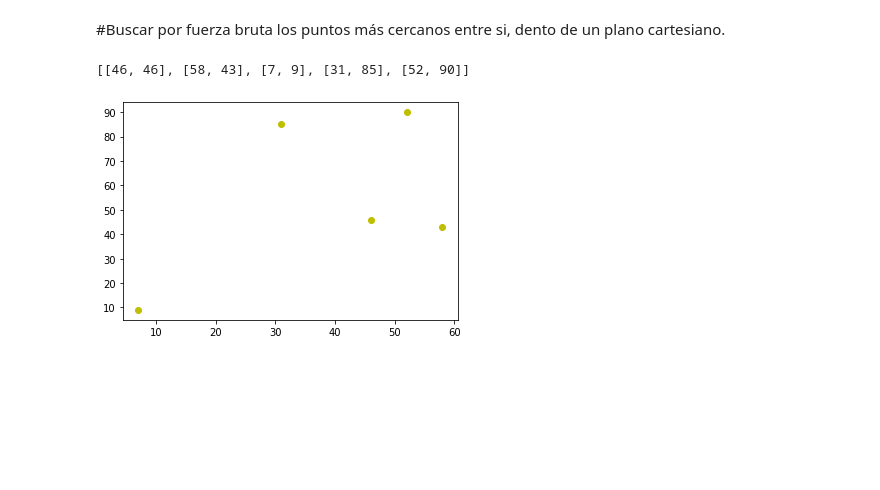
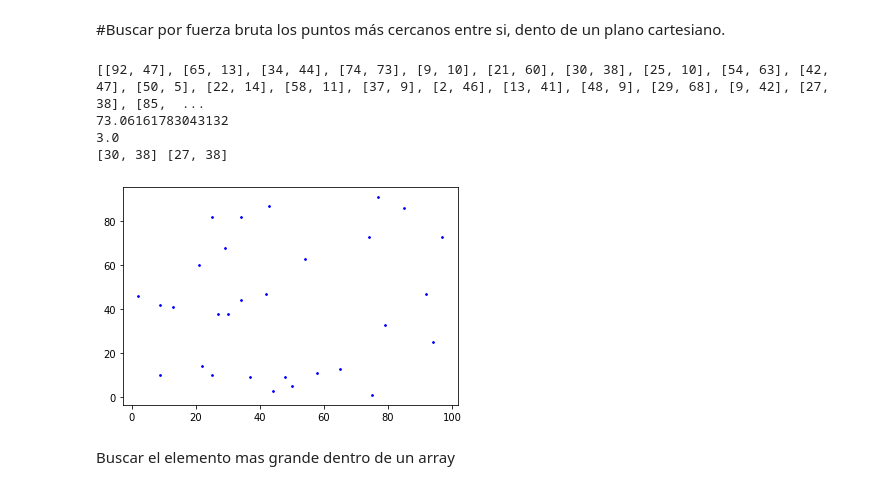
Before and after one commit to axelnerilucero/ejerciciosClaseDYAA, a Jupyter notebook: estrategias_diseño_1511.ipynb, the cells around one changed output. Drawn from its saved outputs; the diff is of its cells as text; code cells hidden in the pictures; blank space fills up the shorter version.

```diff
--- a/estrategias_diseño_1511.ipynb
+++ b/estrategias_diseño_1511.ipynb
@@ -68,10 +68,11 @@ for llave in range(1,len(alfabeto)):
     #print(alfabeto.index(cifrado[i]), end=" ")
       index = alfabeto.index(cifrado[i])
       print(alfabeto[(index + llave) %26], end="")
+      pr
     else:
       print(cifrado[i], end="")
   print(" ")
-  # descriminar lineas que no sean legibles
+      # descriminar lineas que no sean legibles
   # español
 # %% [output]
 26
@@ -94,15 +132,43 @@ yf fygu koy uhcgu u fu ohcpylmcxux huwcihuf, jil gc lutu buvfulá yf ymjílcno,
 # %% [markdown]
 #Buscar por fuerza bruta los puntos más cercanos entre si, dento de un plano cartesiano.
-# %%
-from matplotlib import pyplot as plt
-import random
-
-pares = []
-for i in range(5):
-  pares.append([random.randint(1,100),random.randint(1,100)])
-print(pares)
-for par in pares:
- plt.plot(par[0],par[1],'yo')
-# %% [output]
-[[46, 46], [58, 43], [7, 9], [31, 85], [52, 90]]
-[figure, removed]
+# %%
+from matplotlib import pyplot as plt
+import random
+import math
+
+pares = []
+for i in range(30):
+  pares.append([random.randint(1,100),random.randint(1,100)])
+print(pares)
+for par in pares:
+    plt.scatter(par[0],par[1] , s=3 ,c="b"  )
+
+def distancia( p1 , p2): # pare p1=[100, 34] p2=[27, 37]
+    dis = math.sqrt((pow(((p2[0]-p1[0])),2))+(pow(((p2[1]-p1[1])),2)))
+    return dis
+for par in pares:
+  distancia(par,par)
+
+
+print(distancia([100,34],[27,37]))
+menor = 99999
+d=0
+par_menor = []
+for i in range(len(pares)):
+  for j in range(len(pares)):
+    d = distancia(pares[i], pares[j])
+    if d < menor and d != 0.0:
+      menor = d
+      par_menor.clear()
+      par_menor.append(pares[i])
+      par_menor.append(pares[j])
+print(menor)
+print(par_menor[0],par_menor[1])
+# %% [output]
+[[92, 47], [65, 13], [34, 44], [74, 73], [9, 10], [21, 60], [30, 38], [25, 10], [54, 63], [42, 47], [50, 5], [22, 14], [58, 11], [37, 9], [2, 46], [13, 41], [48, 9], [29, 68], [9, 42], [27, 38], [85,  ...
+73.06161783043132
+3.0
+[30, 38] [27, 38]
+[figure, added]
+# %% [markdown]
+Buscar el elemento mas grande dentro de un array
```
Also changed, not shown: parts of 1 cell of this notebook.
